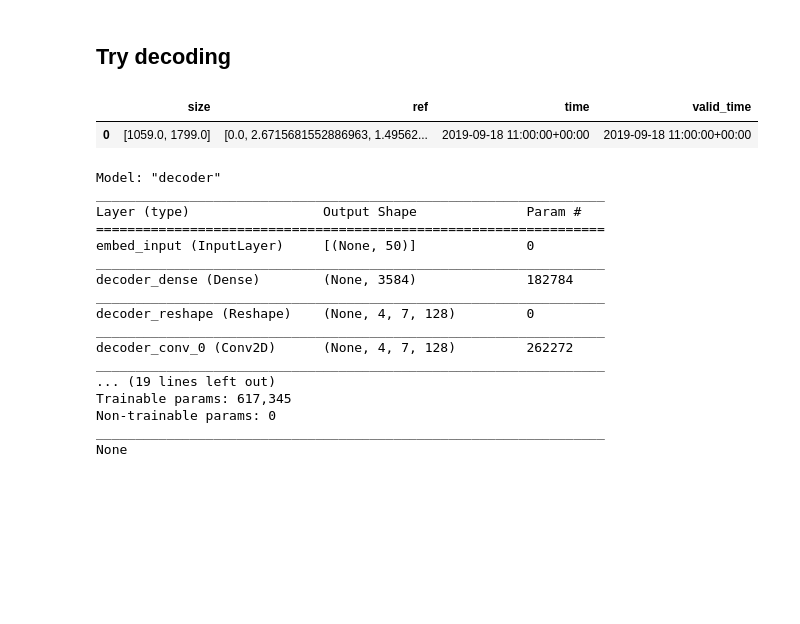
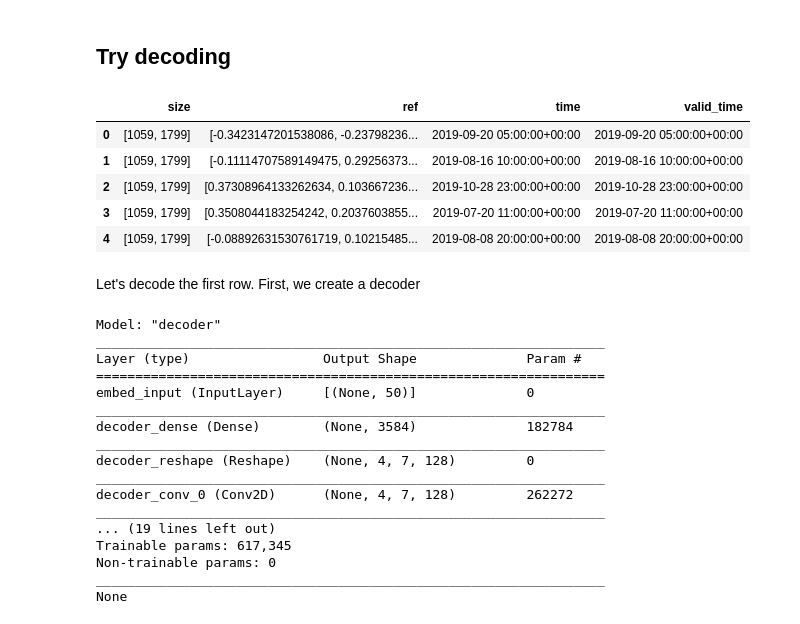
Before and after one commit to GoogleCloudPlatform/ml-design-patterns, a Jupyter notebook: 02_data_representation/weather_search/wx_embeddings.ipynb, the cells around one changed output. Saved outputs shown, nothing was run; the diff lists cells and outputs as text; code cells hidden in the pictures; blank space fills up the shorter version.

```diff
--- a/02_data_representation/weather_search/wx_embeddings.ipynb
+++ b/02_data_representation/weather_search/wx_embeddings.ipynb
@@ -454,8 +453,14 @@ LIMIT 1
-# %%
-df
-# %% [output]
-|  | size | ref | time | valid_time |
-| 0 | [1059.0, 1799.0] | [0.0, 2.6715681552886963, 1.49562... | 2019-09-18 11:00:00+00:00 | 2019-09-18 11:00:00+00:00 |
+# %%
+df.head(n=5)
+# %% [output]
+|  | size | ref | time | valid_time |
+| 0 | [1059, 1799] | [-0.3423147201538086, -0.23798236... | 2019-09-20 05:00:00+00:00 | 2019-09-20 05:00:00+00:00 |
+| 1 | [1059, 1799] | [-0.11114707589149475, 0.29256373... | 2019-08-16 10:00:00+00:00 | 2019-08-16 10:00:00+00:00 |
+| 2 | [1059, 1799] | [0.37308964133262634, 0.103667236... | 2019-10-28 23:00:00+00:00 | 2019-10-28 23:00:00+00:00 |
+| 3 | [1059, 1799] | [0.3508044183254242, 0.2037603855... | 2019-07-20 11:00:00+00:00 | 2019-07-20 11:00:00+00:00 |
+| 4 | [1059, 1799] | [-0.08892631530761719, 0.10215485... | 2019-08-08 20:00:00+00:00 | 2019-08-08 20:00:00+00:00 |
+# %% [markdown]
+Let's decode the first row. First, we create a decoder
 # %%
 import tensorflow as tf
 def create_decoder(model_dir):
```
Also changed, not shown: parts of 8 cells of this notebook.
